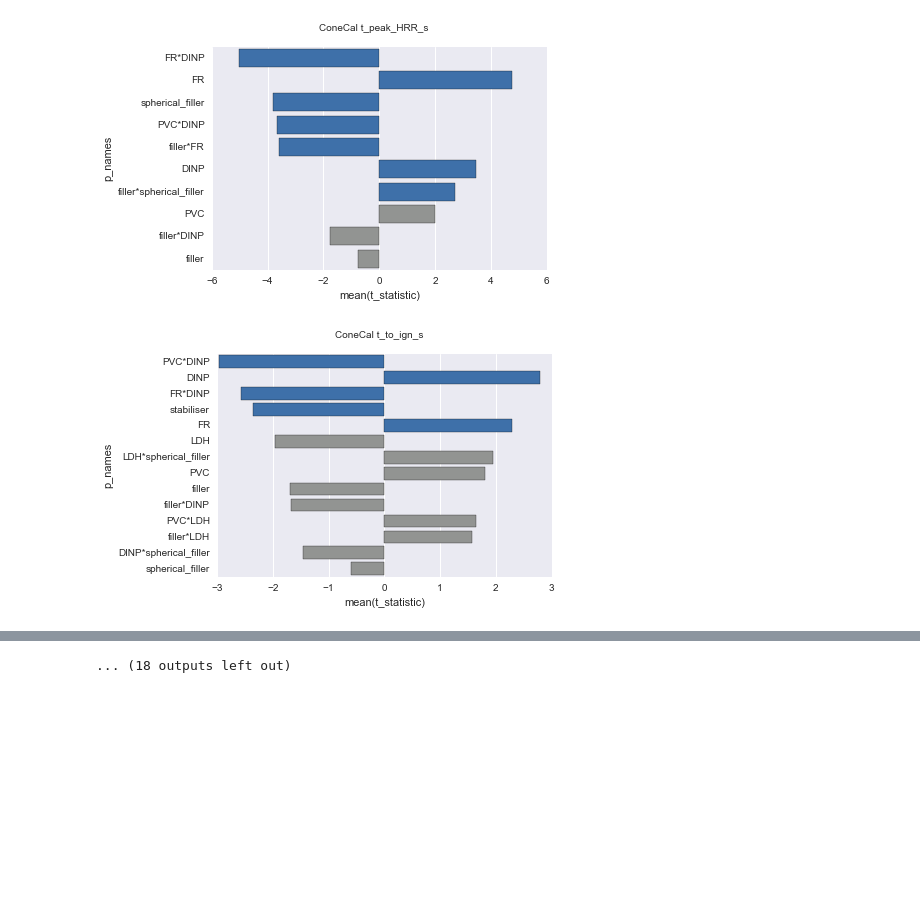
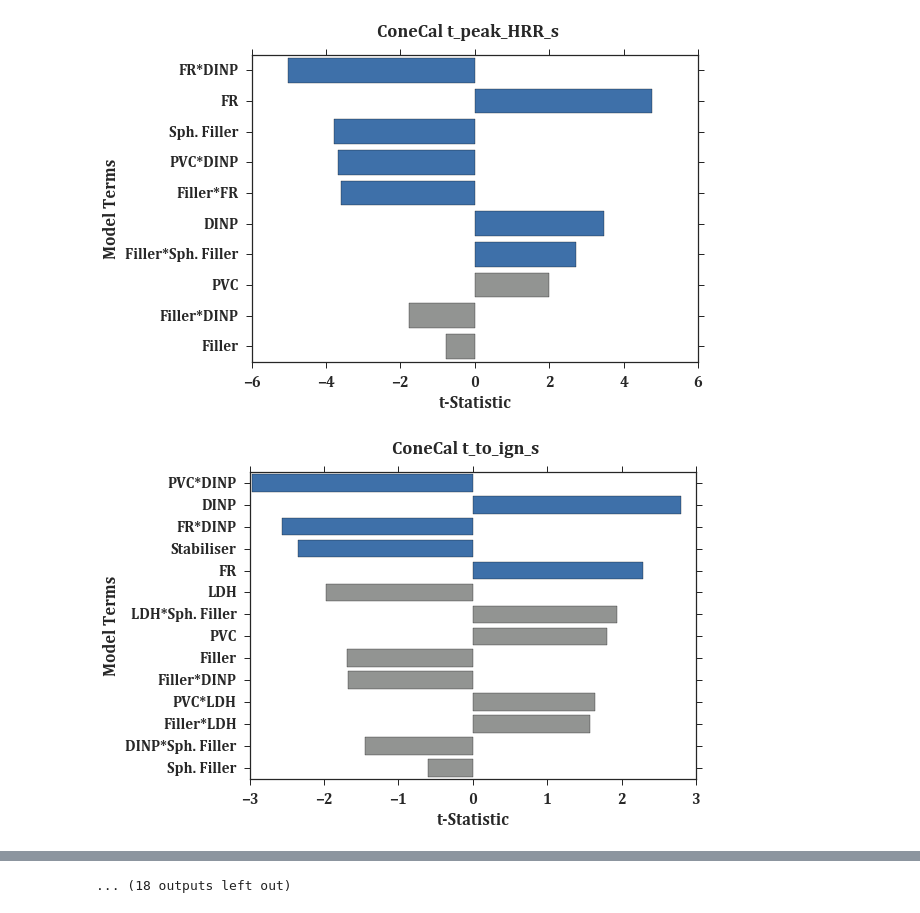
Before and after one commit to reinhardfechter/FlexPVCModel, a Jupyter notebook: Plot_parameter_statistics.ipynb, the cells around one changed output, grey strips where cells are left out. Cells and saved outputs as stored; diff of their text form; code cells hidden in the pictures; blank space fills up the shorter version.

Commit message:
Added various notebooks to plot figures for report

```diff
--- a/Plot_parameter_statistics.ipynb
+++ b/Plot_parameter_statistics.ipynb
@@ -11,6 +10,11 @@ from numpy import where
 %matplotlib inline
 
 Q = Query()
+# %%
+import seaborn as sns
+sns.set(font_scale=1.5)
+sns.set_style('ticks')
+sns.set_style('ticks', {'font.family': 'Cambria'})
 # %%
 sm_db = access_db(3, True)
 # %%
@@ -30,14 +35,19 @@ for column in names:
     trans_mc = translate_model_code(mcode)
 
     df = DataFrame([trans_mc, t_vals, p_vals, model_params],
-                   index=['p_names', 't_statistic', 'p_statistic', 'model_params']).T
+                   index=['Model Terms', 't Statistic', 'p_statistic', 'model_params']).T
 
-    sort_df = df.reindex(DataFrame(df['t_statistic'].abs()).sort_values('t_statistic', ascending=False).index)
+    sort_df = df.reindex(DataFrame(df['t Statistic'].abs()).sort_values('t Statistic', ascending=False).index)
 
     colours = [sns.xkcd_rgb['medium blue'] if (x < 0.05) else sns.xkcd_rgb['grey'] for x in sort_df['p_statistic']]
+    # maybe use 'dark grey' instead of 'medium blue' to make it better in greyscale.
 
     fig1 = figure()
-    sns.barplot(x='t_statistic', y='p_names', data=sort_df, palette=colours)
+    sns.barplot(x='t Statistic', y='Model Terms', data=sort_df, palette=colours)
+    xlabel('t-Statistic')
+#     tight_layout()
+
+#     fig1.savefig('Model_terms_final_deg_time.pdf')
     fig1.suptitle(column)
 
 #     fig2 = figure()
@@ -49,2 +59,2 @@ for column in names:
-[figure, old version]
+[figure, new version]
-[figure, old version]
+[figure, new version]
```
Also changed, not shown: parts of 5 cells of this notebook, 8 other files.
